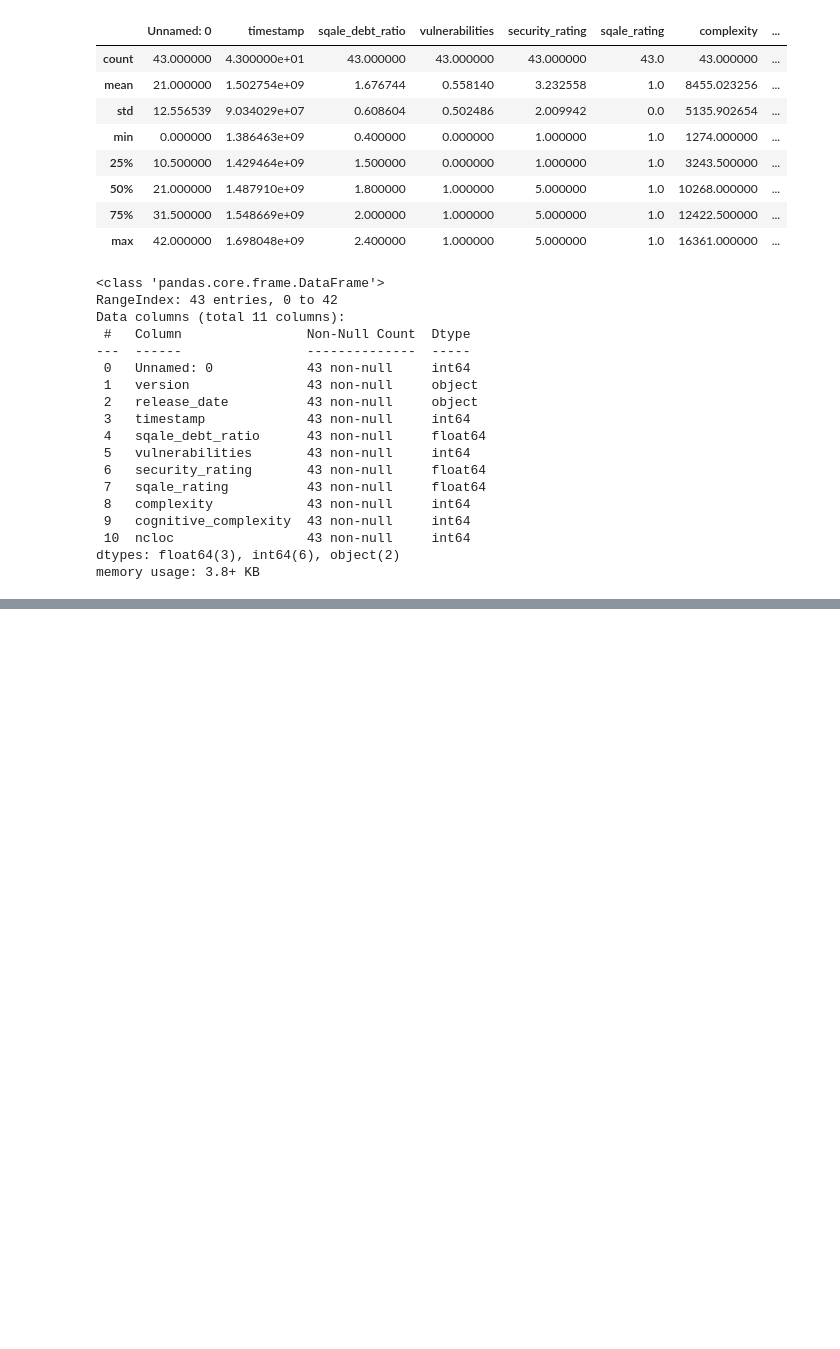
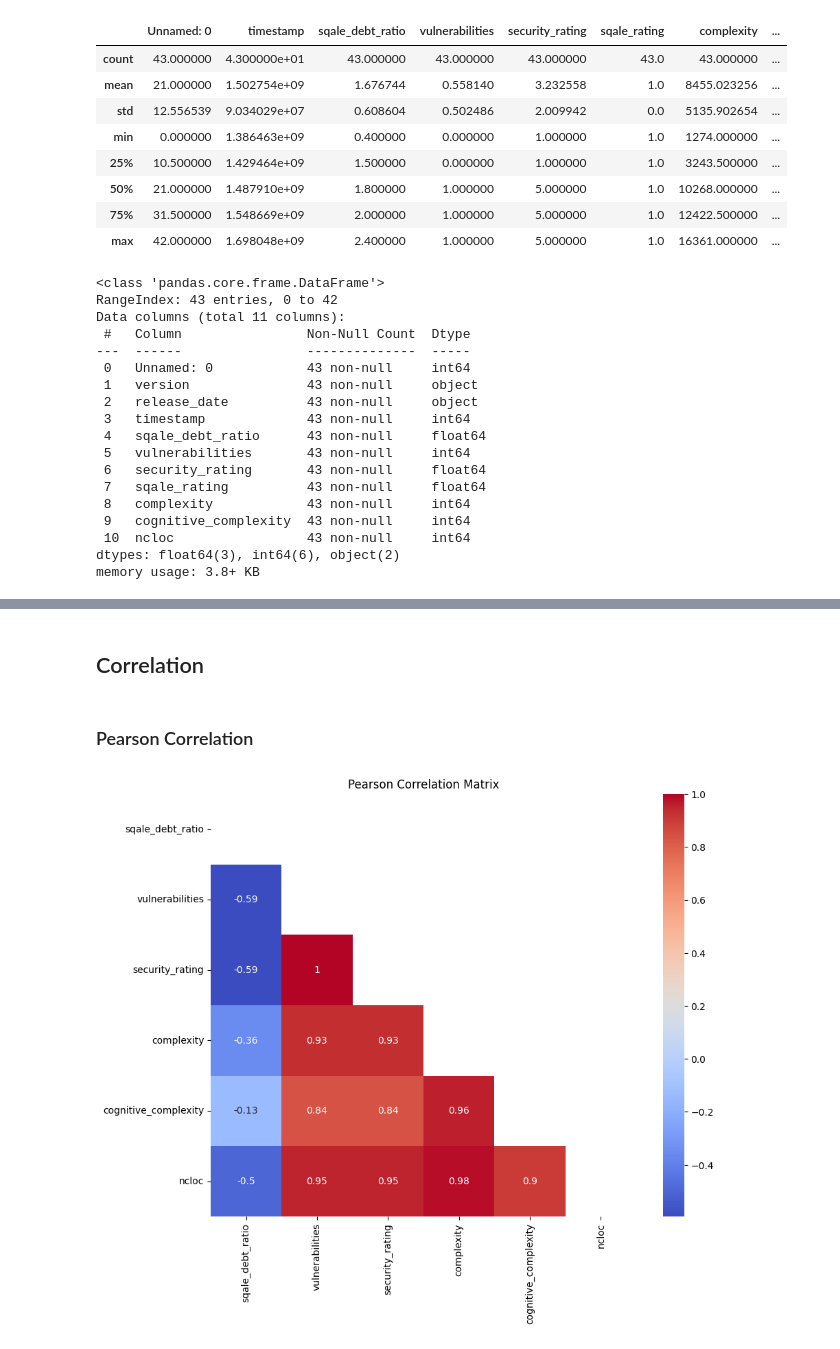
Before and after one commit to NotAlpha45/Analysis-of-Code-Smell-and-Refactoring, a Jupyter notebook: Code/Analysis/RQ1/vue_analysis.ipynb, the cells around one changed output, grey strips where cells are left out. Drawn from its saved outputs; the diff is of its cells as text; code cells hidden in the pictures; blank space fills up the shorter version.

```diff
--- a/Code/Analysis/RQ1/vue_analysis.ipynb
+++ b/Code/Analysis/RQ1/vue_analysis.ipynb
@@ -53,0 +104,5 @@ memory usage: 3.8+ KB
+# %%
+df['version'] = df['version'].str.replace('v', '')
+# %%
+df['version'] = 'v' + df['version']
+df['version']
@@ -53,0 +129,2 @@ memory usage: 3.8+ KB
+# %%
+df.drop(['Unnamed: 0'], axis=1, inplace=True)
@@ -53,0 +151,17 @@ memory usage: 3.8+ KB
+# %% [markdown]
+## Correlation
+# %%
+df_cor = df.drop(['version', 'release_date', 'timestamp','sqale_rating'], axis=1)
+# %% [markdown]
+### Pearson Correlation
+# %%
+correlation_matrix = df_cor.corr()
+
+mask = np.triu(np.ones_like(correlation_matrix, dtype=bool))
+
+plt.figure(figsize=(10, 8))
+sns.heatmap(correlation_matrix, mask=mask, annot=True, cmap='coolwarm')
+plt.title('Pearson Correlation Matrix')
+plt.show()
+# %% [output]
+[figure, added]
```
Also changed, not shown: parts of 17 cells of this notebook.
